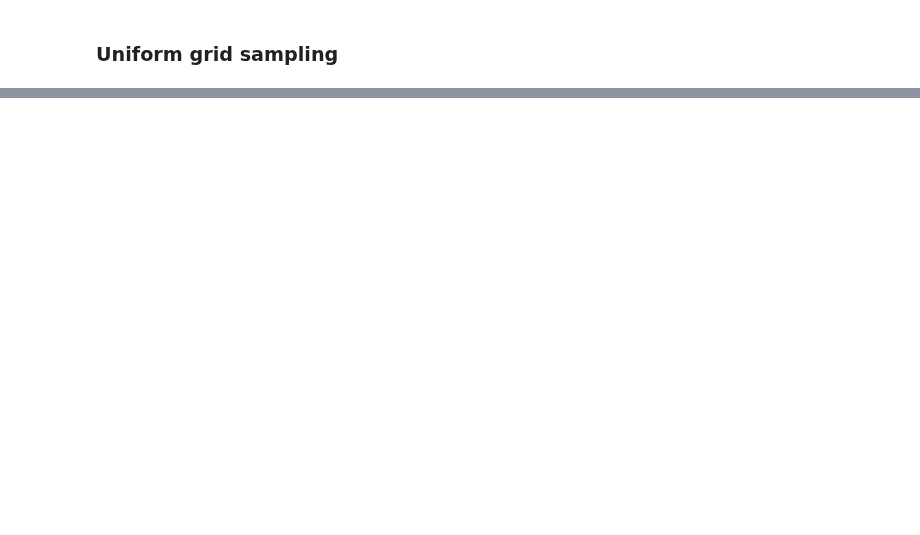
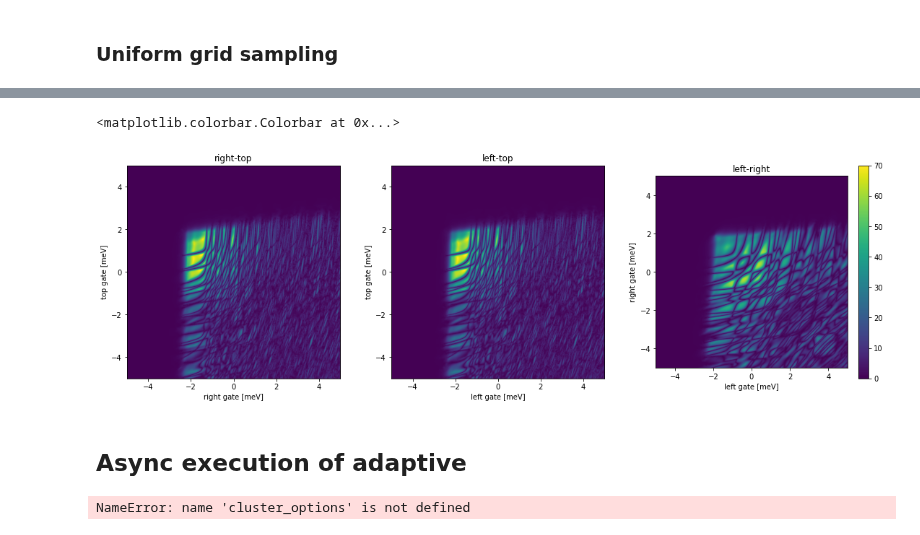
Before and after one commit to Satin21/Trijunction, a Jupyter notebook: analysis/adaptive.ipynb, the cells around one changed output, grey strips where cells are left out. Drawn from its saved outputs; the diff is of its cells as text; code cells hidden in the pictures; blank space fills up the shorter version.

```diff
--- a/analysis/adaptive.ipynb
+++ b/analysis/adaptive.ipynb
@@ -227,0 +267,31 @@ OrderedDict([('right-top',
+# %%
+with Cluster(options) as cluster:
+    cluster.scale(25)
+    client = cluster.get_client()
+    client.wait_for_workers(1)
+    print("http://io.quantumtinkerer.tudelft.nl/user/jdtorres/proxy/"+cluster.dashboard_link[17:])
+
+    data_pairs = {}
+
+    for pair in pairs:
+        print(pair)
+
+        gates = tuple(pair.split('-'))
+        params.update(scipy_phases[pair])
+
+        f = partial(
+            codes.system_functions.adaptive_two_parameters,
+            voltages=voltages[pair],
+            params=params,
+            gates=gates
+        )
+
+        learner = adaptive.Learner2D(f, bounds=bounds)
+        runner = adaptive.BlockingRunner(
+            learner,
+            goal=lambda l: l.loss() < 0.01,
+            executor=client
+        )
+
+        _, _, z = learner.interpolated_on_grid()
+        data_pairs[pair] = z
@@ -227,0 +305,26 @@ OrderedDict([('right-top',
+# %%
+fig, ax = plt.subplots(ncols=3, figsize=(15, 5))
+fig.tight_layout(w_pad=4)
+for i, pair in enumerate(pairs):
+    gates = tuple(pair.split('-'))
+    ax[i].set_title(pair)
+    plot = ax[i].imshow(
+        1e6*data_pairs[pair],
+        extent=(1e3*plunger_min, 1e3*plunger_max, 1e3*plunger_min, 1e3*plunger_max),
+        vmin=0, vmax=70
+    )
+    ax[i].set_xlabel(gates[0]+' gate [meV]')
+    ax[i].set_ylabel(gates[1]+' gate [meV]')
+plt.colorbar(plot, fraction=0.05, pad=0.05)
+# %% [output]
+<matplotlib.colorbar.Colorbar at 0x...>
+[figure, added]
+# %% [markdown]
+## Async execution of adaptive
+# %%
+options = cluster_options()
+options.worker_cores = 2
+options.worker_memory = 2
+options.extra_path = "/home/jtorresluna/trijunction-design/"
+# %% [output]
+NameError: name 'cluster_options' is not defined
```
Also changed, not shown: parts of 59 cells of this notebook, 2 other files.
